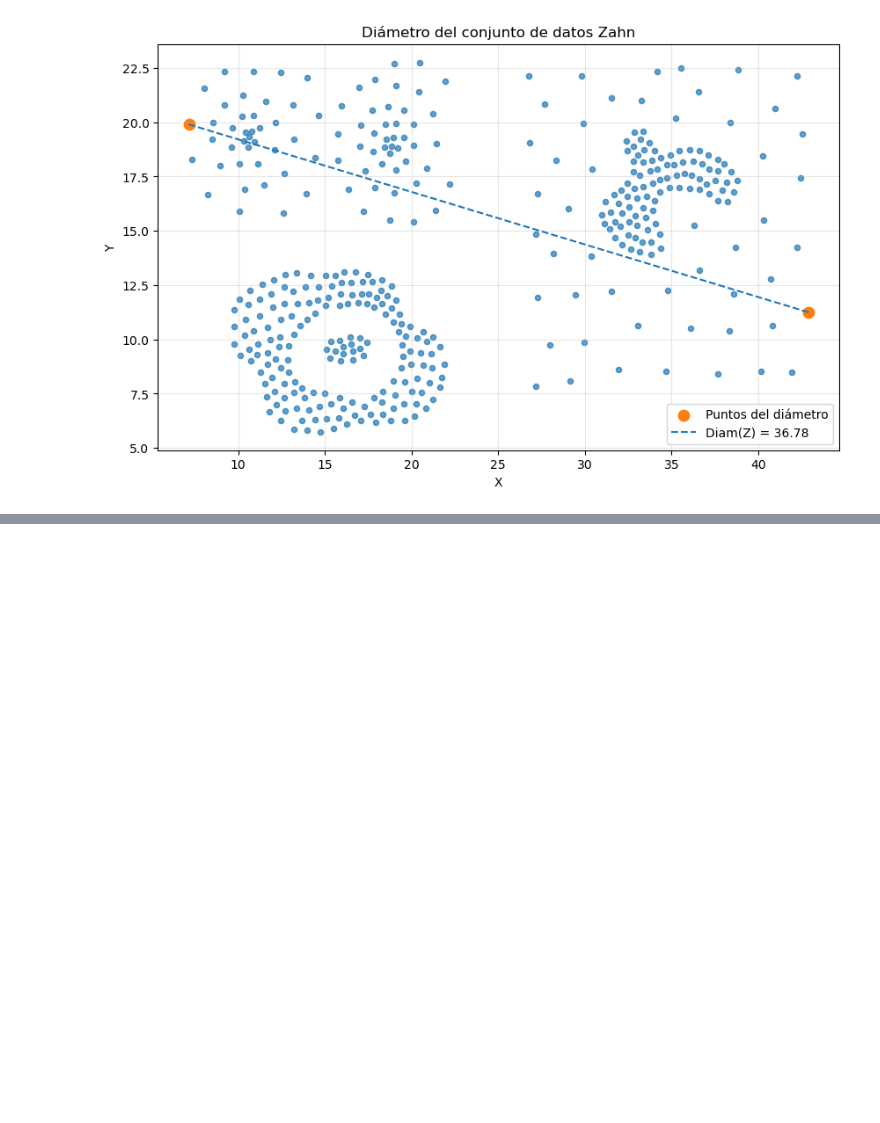
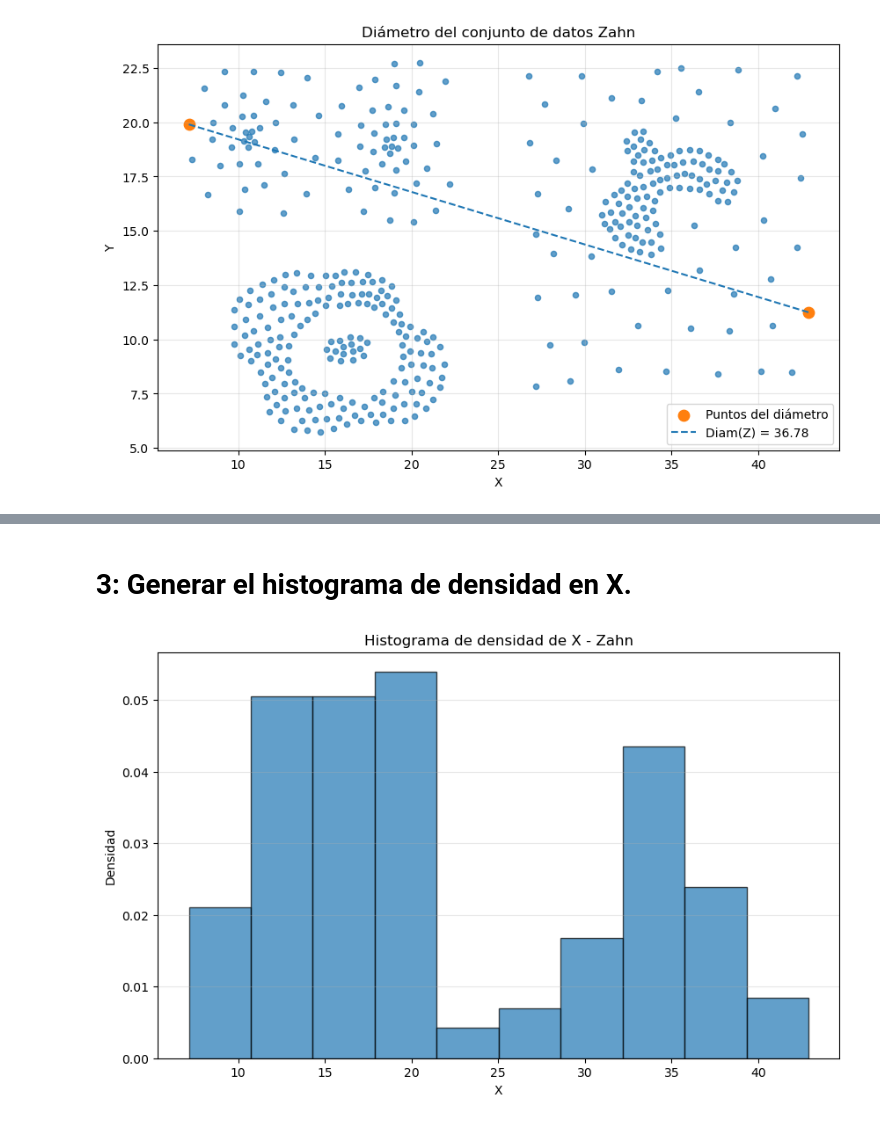
Before and after one commit to Jrgels/DA_Zahn, a Jupyter notebook: db.ipynb, the cells around one changed output, grey strips where cells are left out. Cells and saved outputs as stored; diff of their text form; code cells hidden in the pictures; blank space fills up the shorter version.

```diff
--- a/db.ipynb
+++ b/db.ipynb
@@ -167,0 +201,21 @@ plt.show()
+# %% [markdown]
+# 3: Generar el histograma de densidad en X.
+# %%
+plt.figure(figsize=(10, 6))
+
+plt.hist(
+    df["X"],
+    bins="auto",
+    density=True,
+    edgecolor="black",
+    alpha=0.7
+)
+
+plt.xlabel("X")
+plt.ylabel("Densidad")
+plt.title("Histograma de densidad de X - Zahn")
+plt.grid(axis="y", alpha=0.3)
+
+plt.show()
+# %% [output]
+[figure, added]
```
Also changed, not shown: parts of 25 cells of this notebook.
